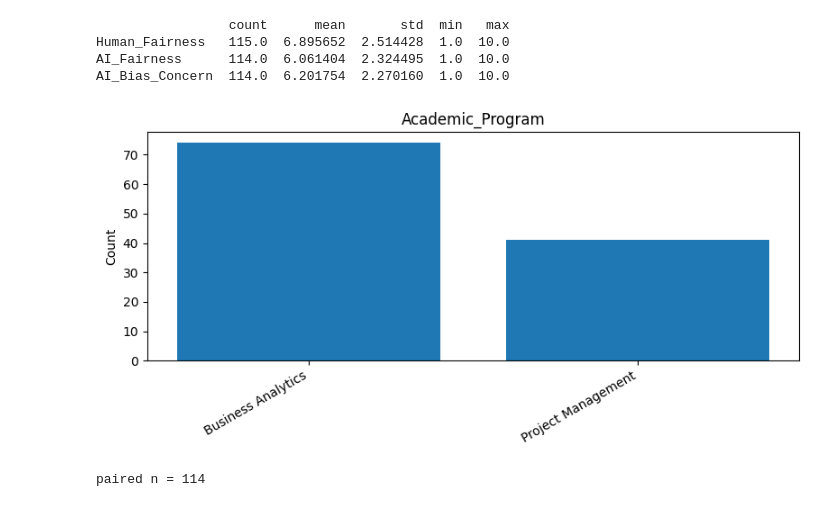
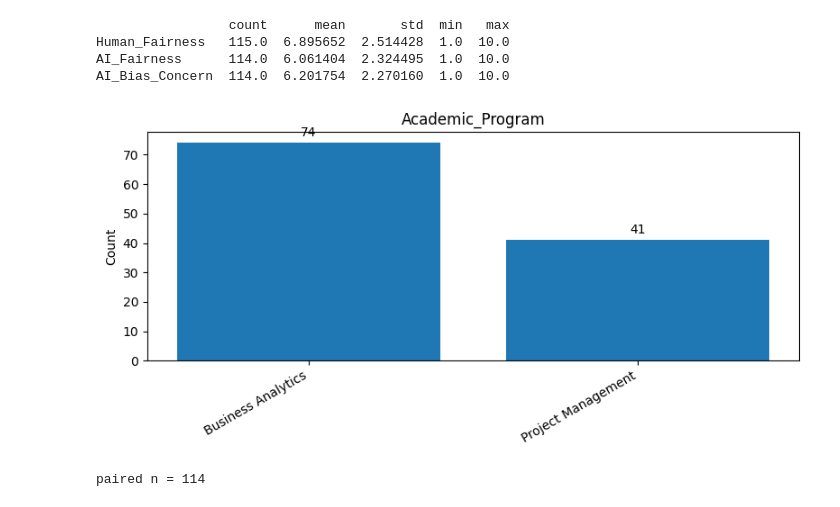
Before and after one commit to Merite-M/Statistics_Research_Project, a Jupyter notebook: Research_Analysis.ipynb, the cells around one changed output. Saved outputs shown, nothing was run; the diff lists cells and outputs as text; code cells hidden in the pictures.

```diff
--- a/Research_Analysis.ipynb
+++ b/Research_Analysis.ipynb
@@ -106,14 +106,22 @@ AI_Bias_Concern  114.0  6.201754  2.270160  1.0  10.0
 # %%
 plt.figure(figsize=(8,4))
 program_counts = data["Academic_Program"].value_counts()
-plt.bar(program_counts.index, program_counts.values)
+bars = plt.bar(program_counts.index, program_counts.values)
 plt.title("Academic_Program")
 plt.ylabel("Count")
 plt.xticks(rotation=30, ha="right")
+# Add numeric labels on top of each bar
+for bar in bars:
+    height = bar.get_height()
+    plt.annotate(f'{int(height)}',
+                 xy=(bar.get_x() + bar.get_width() / 2, height),
+                 xytext=(0, 3),  # 3 points vertical offset
+                 textcoords="offset points",
+                 ha='center', va='bottom')
 plt.tight_layout()
 plt.show()
 # %% [output]
-[figure, old version]
+[figure, new version]
 # %%
 # Build paired dataset for within-student fairness comparison
 paired = data[["Human_Fairness", "AI_Fairness"]].dropna()
```
Also changed, not shown: 4 other files.
